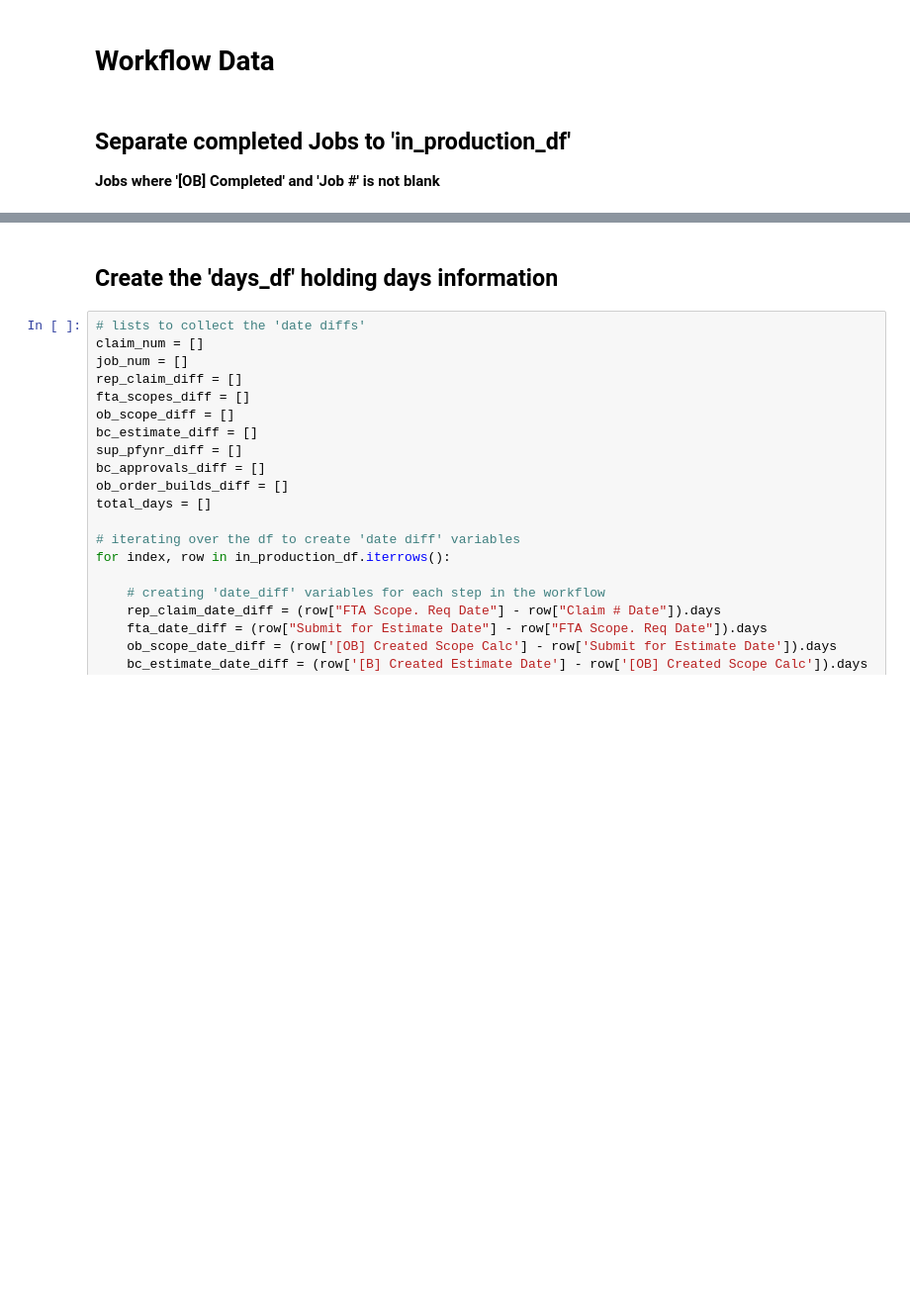
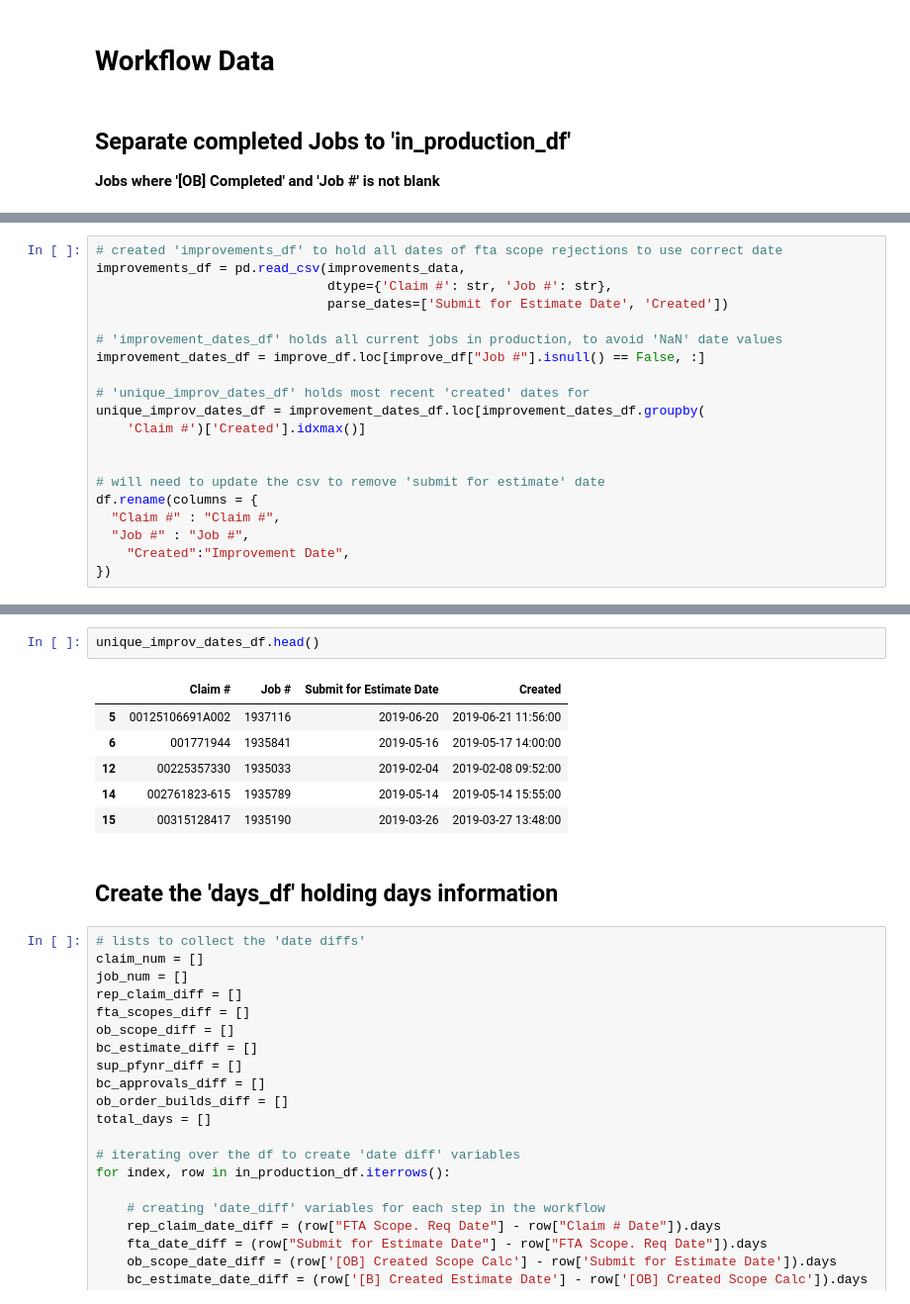
Before and after one commit to ChrisBen191/workflow_project, a Jupyter notebook: date_diff_3.0.ipynb, the cells around one changed output, grey strips where cells are left out. Shown at 99% size. Drawn from its saved outputs; the diff is of its cells as text; blank space fills up the shorter version.

```diff
--- a/date_diff_3.0.ipynb
+++ b/date_diff_3.0.ipynb
@@ -43,0 +49,20 @@ NameError: name 'dtype' is not defined
+# %%
+# created 'improvements_df' to hold all dates of fta scope rejections to use correct date
+improvements_df = pd.read_csv(improvements_data,
+                              dtype={'Claim #': str, 'Job #': str},
+                              parse_dates=['Submit for Estimate Date', 'Created'])
+
+# 'improvement_dates_df' holds all current jobs in production, to avoid 'NaN' date values
+improvement_dates_df = improve_df.loc[improve_df["Job #"].isnull() == False, :]
+
+# 'unique_improv_dates_df' holds most recent 'created' dates for
+unique_improv_dates_df = improvement_dates_df.loc[improvement_dates_df.groupby(
+    'Claim #')['Created'].idxmax()]
+
+
+# will need to update the csv to remove 'submit for estimate' date
+df.rename(columns = {
+  "Claim #" : "Claim #",
+  "Job #" : "Job #",
+    "Created":"Improvement Date",
+})
@@ -44,3 +95,12 @@ NameError: name 'dtype' is not defined
+# %%
+unique_improv_dates_df.head()
+# %% [output]
+|  | Claim # | Job # | Submit for Estimate Date | Created |
+| 5 | 00125106691A002 | 1937116 | 2019-06-20 | 2019-06-21 11:56:00 |
+| 6 | 001771944 | 1935841 | 2019-05-16 | 2019-05-17 14:00:00 |
+| 12 | 00225357330 | 1935033 | 2019-02-04 | 2019-02-08 09:52:00 |
+| 14 | 002761823-615 | 1935789 | 2019-05-14 | 2019-05-14 15:55:00 |
+| 15 | 00315128417 | 1935190 | 2019-03-26 | 2019-03-27 13:48:00 |
 # %% [markdown]
 ## Create the 'days_df' holding days information
 # %%
```
Also changed, not shown: parts of 6 cells of this notebook, 2 other files.
